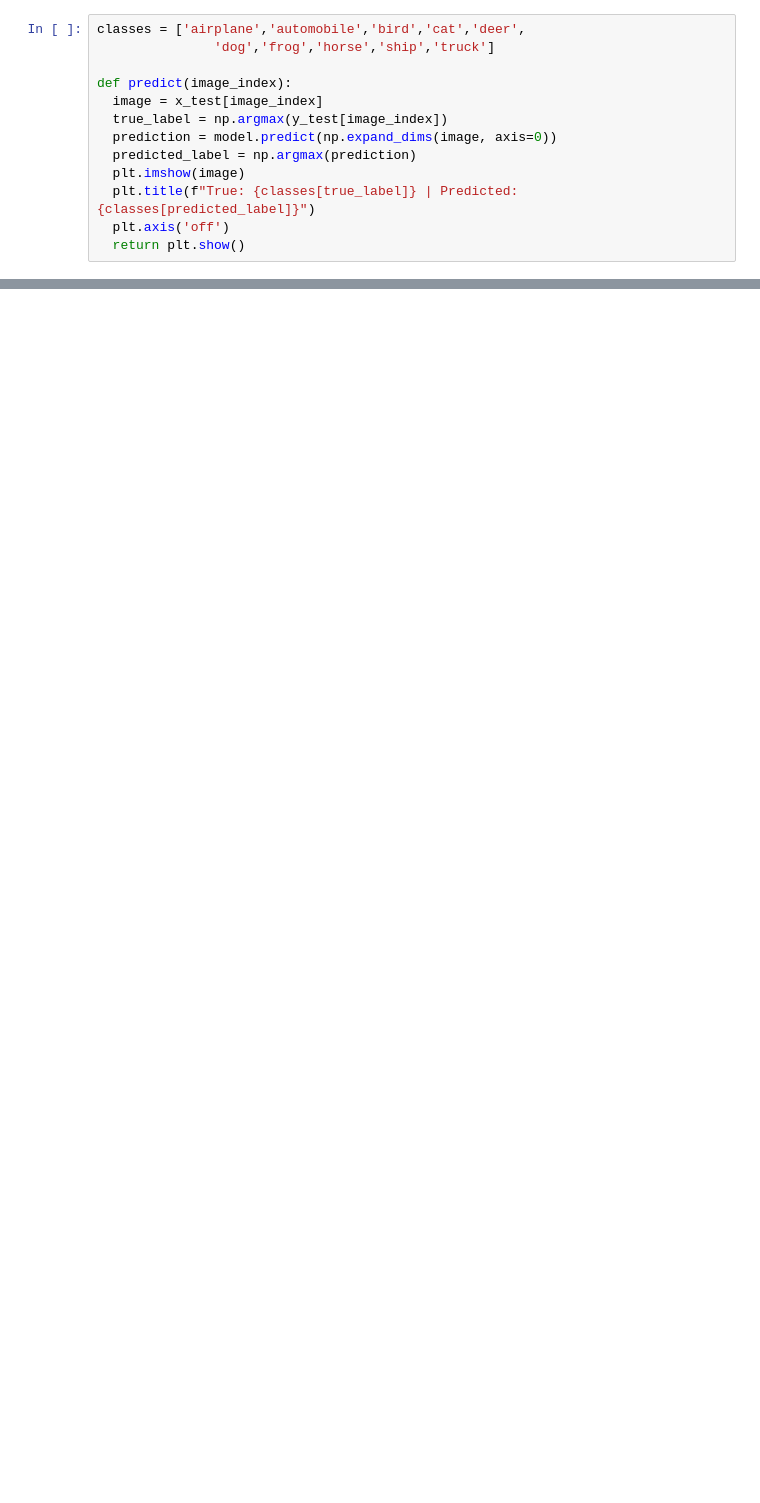
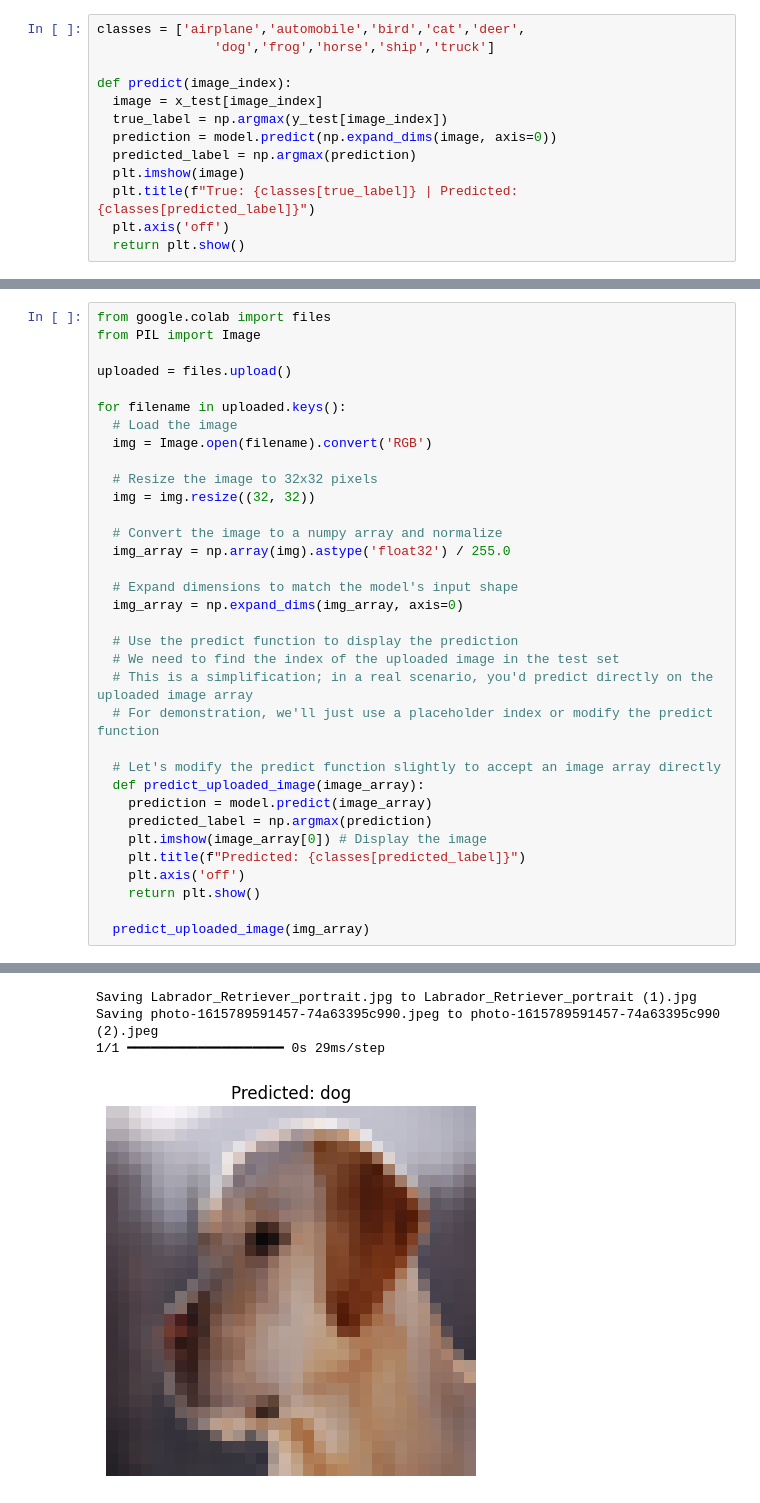
Before and after one commit to ShrinivasanT/Object-Detection-in-DL, a Jupyter notebook: cifar10.ipynb, the cells around one changed output, grey strips where cells are left out. Drawn from its saved outputs; the diff is of its cells as text; blank space fills up the shorter version.

```diff
--- a/cifar10.ipynb
+++ b/cifar10.ipynb
@@ -101,0 +105,35 @@ predict(51)
+# %%
+from google.colab import files
+from PIL import Image
+
+uploaded = files.upload()
+
+for filename in uploaded.keys():
+  # Load the image
+  img = Image.open(filename).convert('RGB')
+
+  # Resize the image to 32x32 pixels
+  img = img.resize((32, 32))
+
+  # Convert the image to a numpy array and normalize
+  img_array = np.array(img).astype('float32') / 255.0
+
+  # Expand dimensions to match the model's input shape
+  img_array = np.expand_dims(img_array, axis=0)
+
+  # Use the predict function to display the prediction
+  # We need to find the index of the uploaded image in the test set
+  # This is a simplification; in a real scenario, you'd predict directly on the uploaded image array
+  # For demonstration, we'll just use a placeholder index or modify the predict function
+
+  # Let's modify the predict function slightly to accept an image array directly
+  def predict_uploaded_image(image_array):
+    prediction = model.predict(image_array)
+    predicted_label = np.argmax(prediction)
+    plt.imshow(image_array[0]) # Display the image
+    plt.title(f"Predicted: {classes[predicted_label]}")
+    plt.axis('off')
+    return plt.show()
+
+  predict_uploaded_image(img_array)
+# %% [output]
@@ -101,0 +141,4 @@ predict(51)
+Saving Labrador_Retriever_portrait.jpg to Labrador_Retriever_portrait (1).jpg
+Saving photo-1615789591457-74a63395c990.jpeg to photo-1615789591457-74a63395c990 (2).jpeg
+1/1 ━━━━━━━━━━━━━━━━━━━━ 0s 29ms/step
+[figure, added]
```
Also changed, not shown: parts of 7 cells of this notebook.
